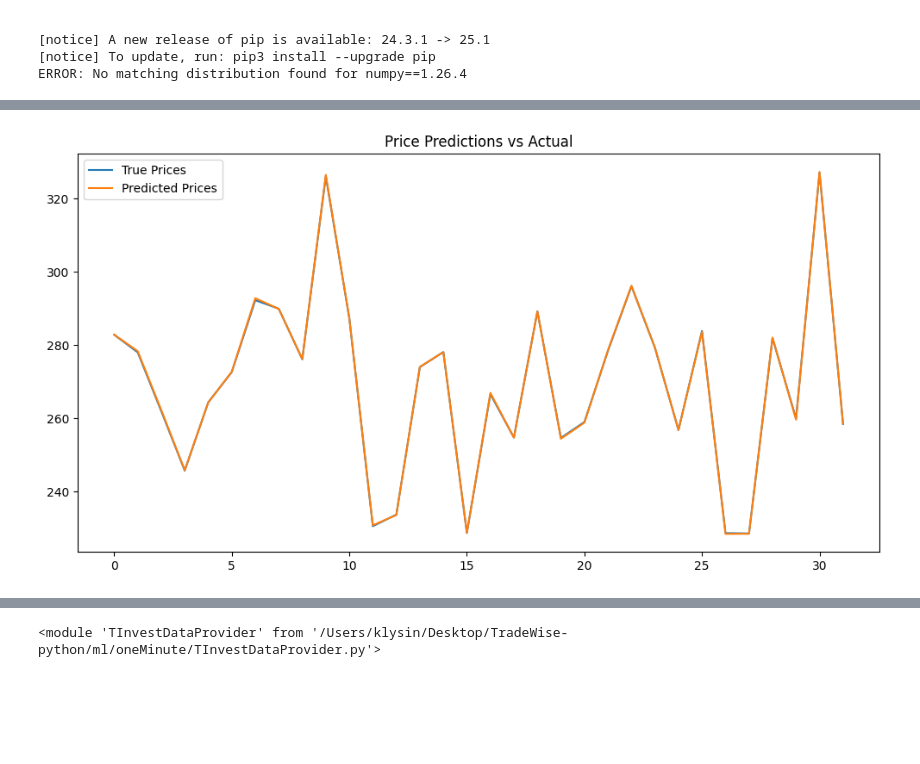
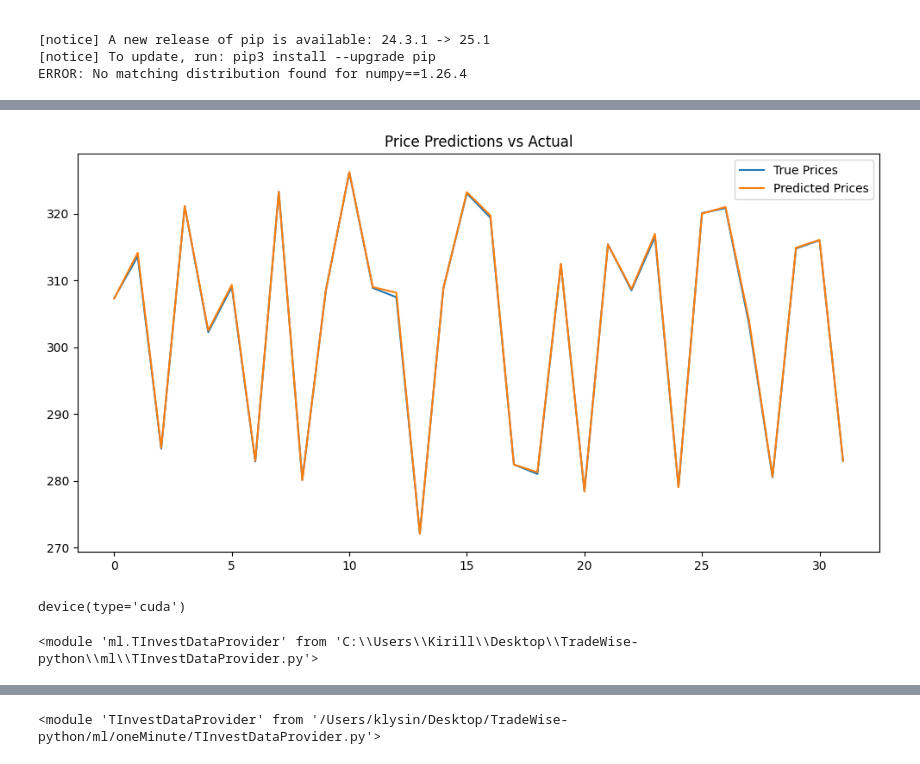
Before and after one commit to LysinKirill/TradeWise-python, a Jupyter notebook: ml/oneMinute/TrainingV2.ipynb, the cells around one changed output, grey strips where cells are left out. Cells and saved outputs as stored; diff of their text form; code cells hidden in the pictures; blank space fills up the shorter version.

Commit message:
[BACKEND-30]: extract model training pipeline to separate files

```diff
--- a/ml/oneMinute/TrainingV2.ipynb
+++ b/ml/oneMinute/TrainingV2.ipynb
@@ -233,0 +271,2 @@ Epoch 2/20 --> Train Loss: 0.000029
+# %%
+invest_api_key = input("Enter Invest API key:")
@@ -233,0 +309,2 @@ Epoch 2/20 --> Train Loss: 0.000029
+# %%
+await pipeline.run_pipeline()
@@ -234,21 +329,33 @@ Epoch 2/20 --> Train Loss: 0.000029
 # %%
+import matplotlib.pyplot as plt
+
+
 def plot_predictions(model, loader, scaler, device, n_samples=100):
     model.eval()
     with torch.no_grad():
         xb, yb = next(iter(loader))
         preds = model(xb.to(device)).cpu().numpy()
 
-    true_prices = denormalize(yb.numpy(), scaler)
-    pred_prices = denormalize(preds, scaler)
-
+    pred_prices = scaler.inverse_transform(preds.reshape(-1, 1)).flatten()
+    true_prices = scaler.inverse_transform(yb.numpy().reshape(-1, 1)).flatten()
     plt.figure(figsize=(12,6))
     plt.plot(true_prices[:n_samples], label='True Prices')
     plt.plot(pred_prices[:n_samples], label='Predicted Prices')
     plt.title("Price Predictions vs Actual")
     plt.legend()
     plt.show()
 
 # Call after training
-plot_predictions(model, test_loader, scaler, DEVICE)
+plot_predictions(pipeline.model, pipeline.test_loader, pipeline.scaler, pipeline.device)
 # %% [output]
-[figure, old version]
+[figure, new version]
+# %%
+pipeline.device
+# %% [output]
+device(type='cuda')
+# %%
+import importlib
+import ml.TInvestDataProvider
+importlib.reload(ml.TInvestDataProvider)
+# %% [output]
+<module 'ml.TInvestDataProvider' from 'C:\\Users\\Kirill\\Desktop\\TradeWise-python\\ml\\TInvestDataProvider.py'>
```
Also changed, not shown: parts of 12 cells of this notebook, 9 other files.
